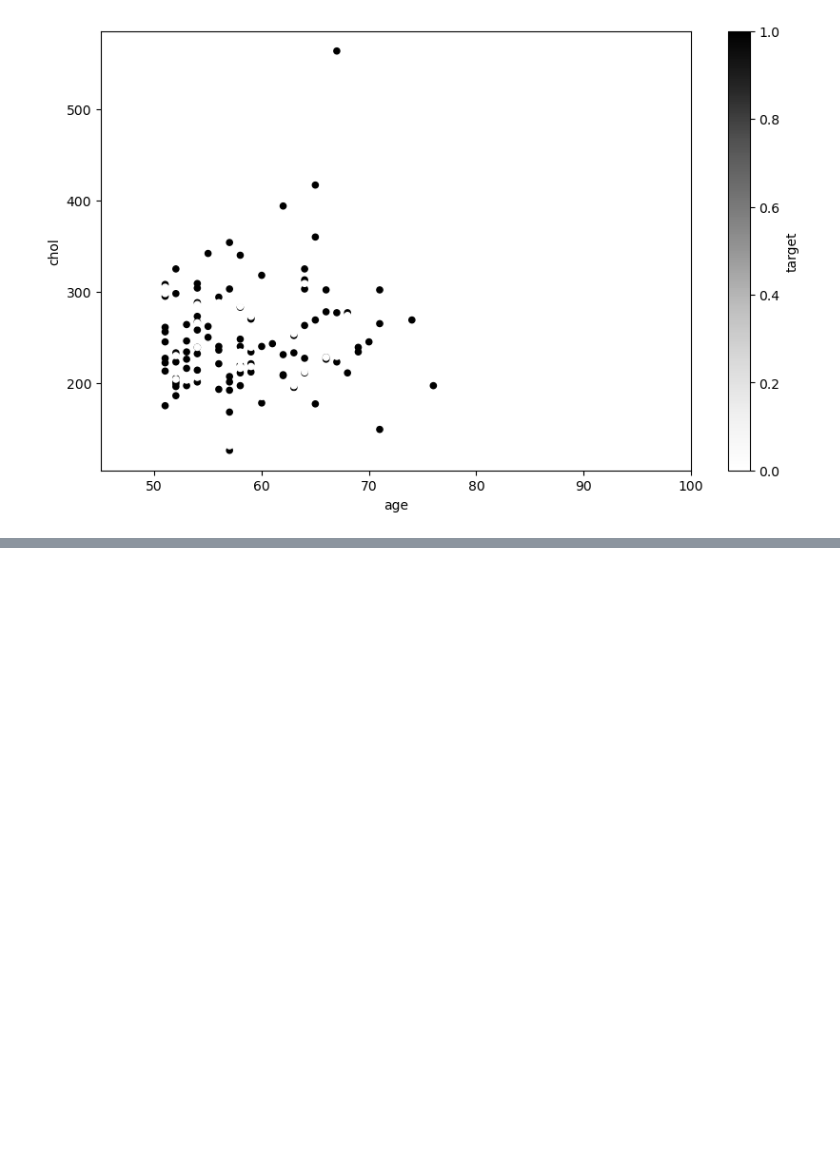
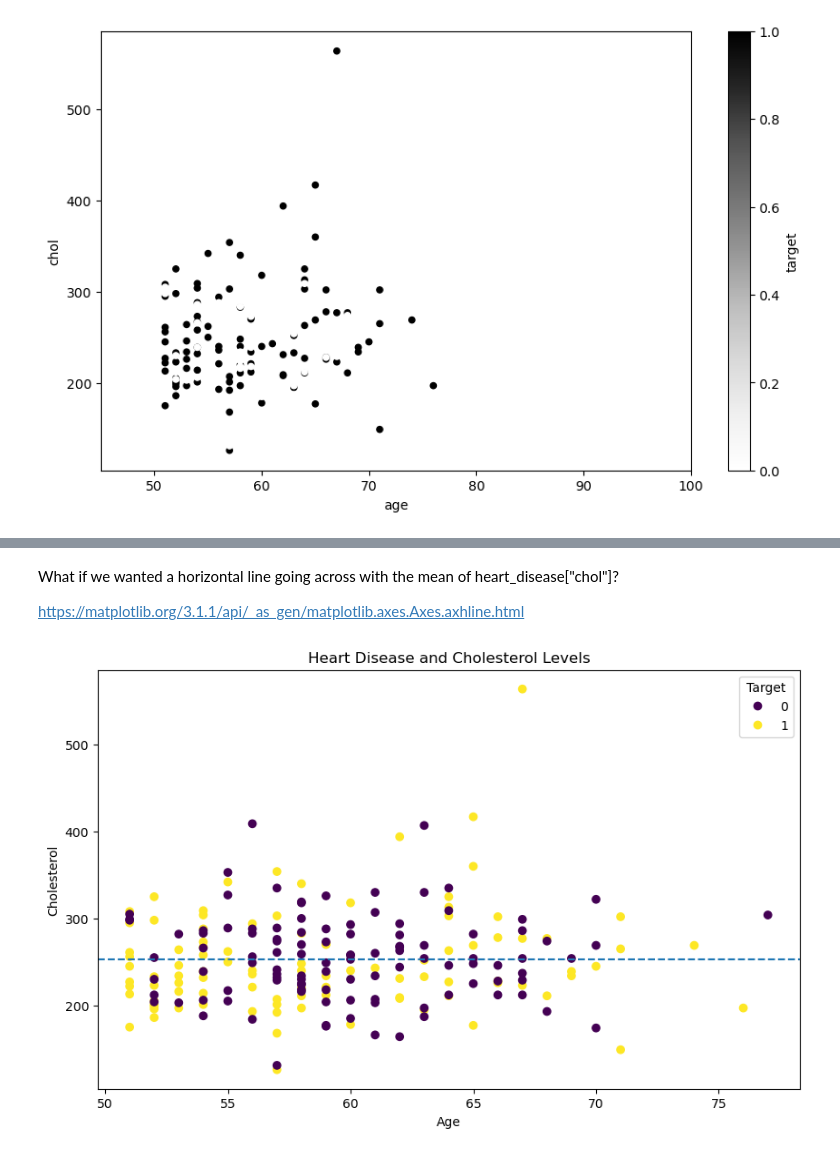
Before and after one commit to mnitinsingh3224-hash/45-day-data-science, a Jupyter notebook: Day10(Matplotlib).ipynb, the cells around one changed output, grey strips where cells are left out. Saved outputs shown, nothing was run; the diff lists cells and outputs as text; code cells hidden in the pictures; blank space fills up the shorter version.

```diff
--- a/Day10(Matplotlib).ipynb
+++ b/Day10(Matplotlib).ipynb
@@ -80,0 +99,27 @@ ax.set_xlim(45,100);
+# %% [markdown]
+What if we wanted a horizontal line going across with the mean of heart_disease["chol"]?
+
+https://matplotlib.org/3.1.1/api/_as_gen/matplotlib.axes.Axes.axhline.html
+# %%
+
+# Make a bit more of a complicated plot
+
+# Create the plot
+fig, ax = plt.subplots(figsize=(10, 6))
+
+# Plot the data
+scatter = ax.scatter(over_50["age"],
+                     over_50["chol"],
+                     c=over_50["target"])
+
+# Customize the plot
+ax.set(title="Heart Disease and Cholesterol Levels",
+       xlabel="Age",
+       ylabel="Cholesterol");
+ax.legend(*scatter.legend_elements(), title="Target")
+
+# Add a meanline
+ax.axhline(over_50["chol"].mean(),
+           linestyle="--");
+# %% [output]
+[figure, added]
```
Also changed, not shown: parts of 3 cells of this notebook.
